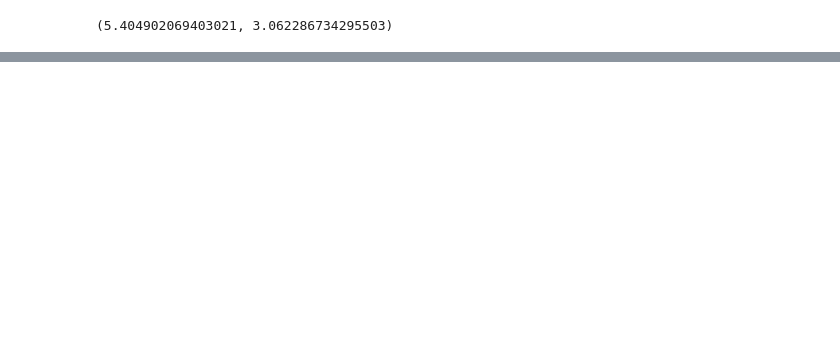
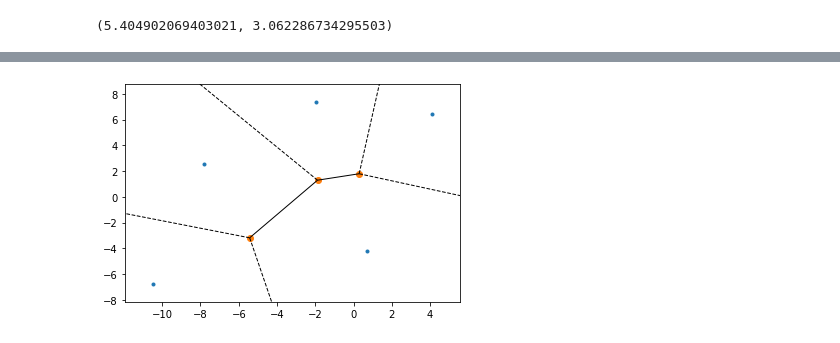
Before and after one commit to kayla-lixinyi/Summer-Project-Advanced-and-Interpretable-Unsupervised-Learning, a Jupyter notebook: Approximated Voronoi Diagram/AVD_using_PLEB.ipynb, the cells around one changed output, grey strips where cells are left out. Saved outputs shown, nothing was run; the diff lists cells and outputs as text; code cells hidden in the pictures; blank space fills up the shorter version.

```diff
--- a/Approximated Voronoi Diagram/AVD_using_PLEB.ipynb
+++ b/Approximated Voronoi Diagram/AVD_using_PLEB.ipynb
@@ -437,0 +529,7 @@ balls
+# %%
+from scipy.spatial import Voronoi, voronoi_plot_2d
+vor = Voronoi(X)
+fig = voronoi_plot_2d(vor)
+plt.show()
+# %% [output]
+[figure, added]
```
Also changed, not shown: parts of 35 cells of this notebook, 1 other file.
